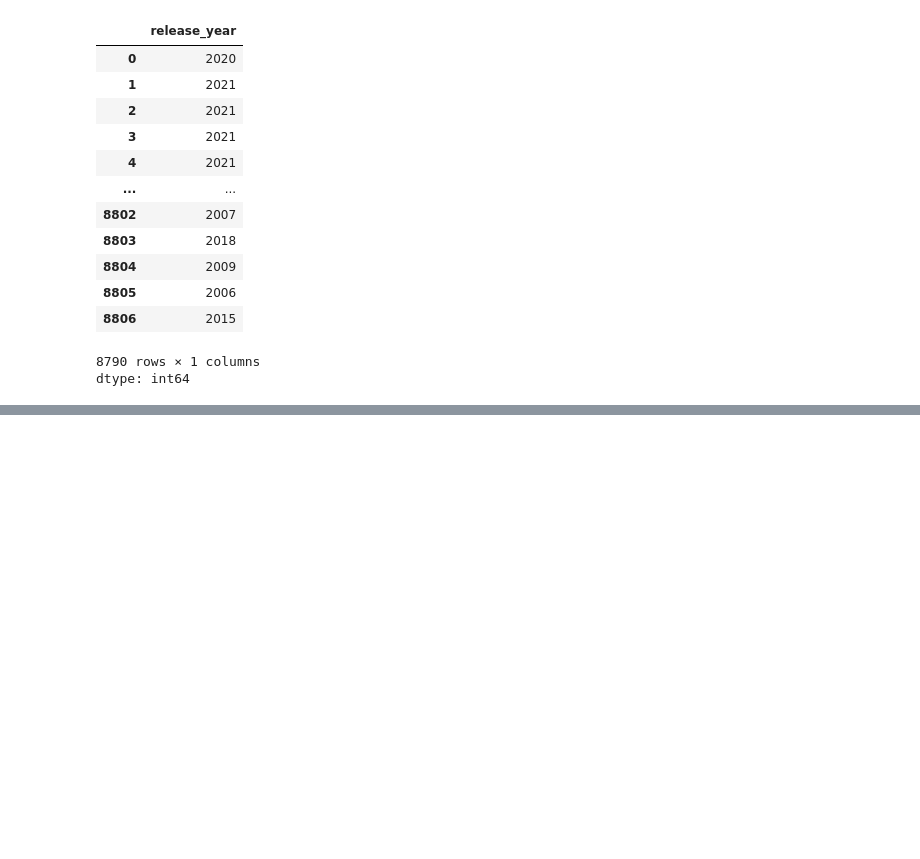
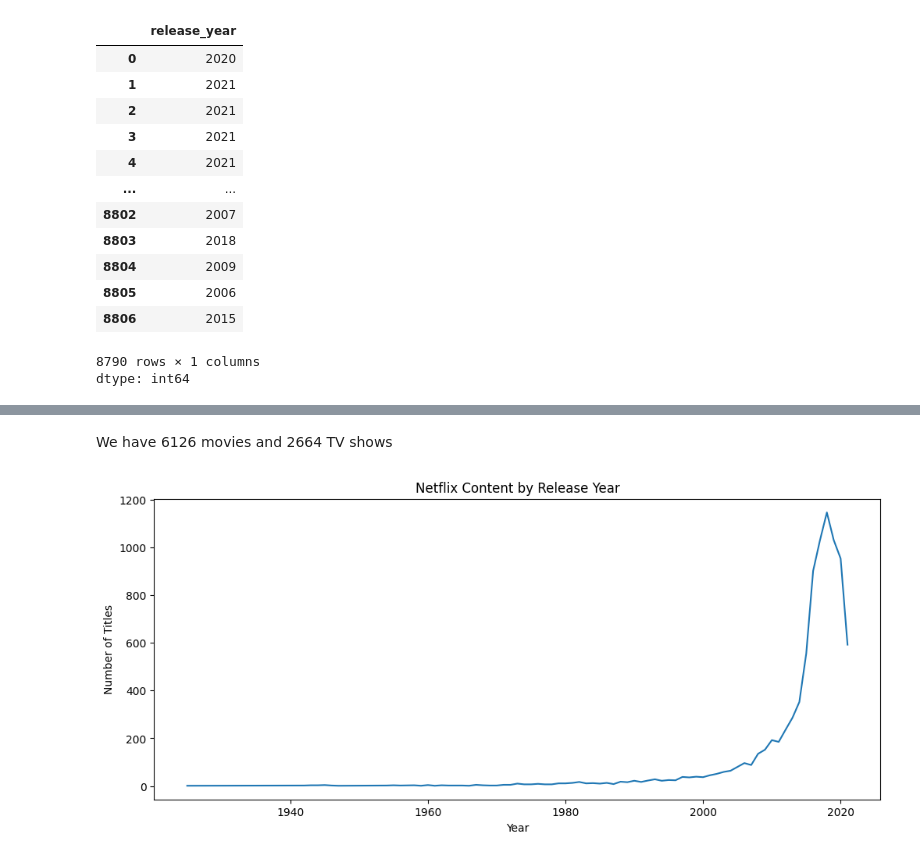
Before and after one commit to HoussineS/Netflix-Data-Analysis, a Jupyter notebook: netflix.ipynb, the cells around one changed output, grey strips where cells are left out. Drawn from its saved outputs; the diff is of its cells as text; code cells hidden in the pictures; blank space fills up the shorter version.

```diff
--- a/netflix.ipynb
+++ b/netflix.ipynb
@@ -196,0 +218,12 @@ dtype: int64
+# %% [markdown]
+We have 6126 movies and 2664 TV shows
+# %%
+# now let see the years growth
+
+df["release_year"].value_counts().sort_index().plot(figsize=(12,5))
+plt.title("Netflix Content by Release Year")
+plt.xlabel("Year")
+plt.ylabel("Number of Titles")
+plt.show()
+# %% [output]
+[figure, added]
```
Also changed, not shown: parts of 11 cells of this notebook.
